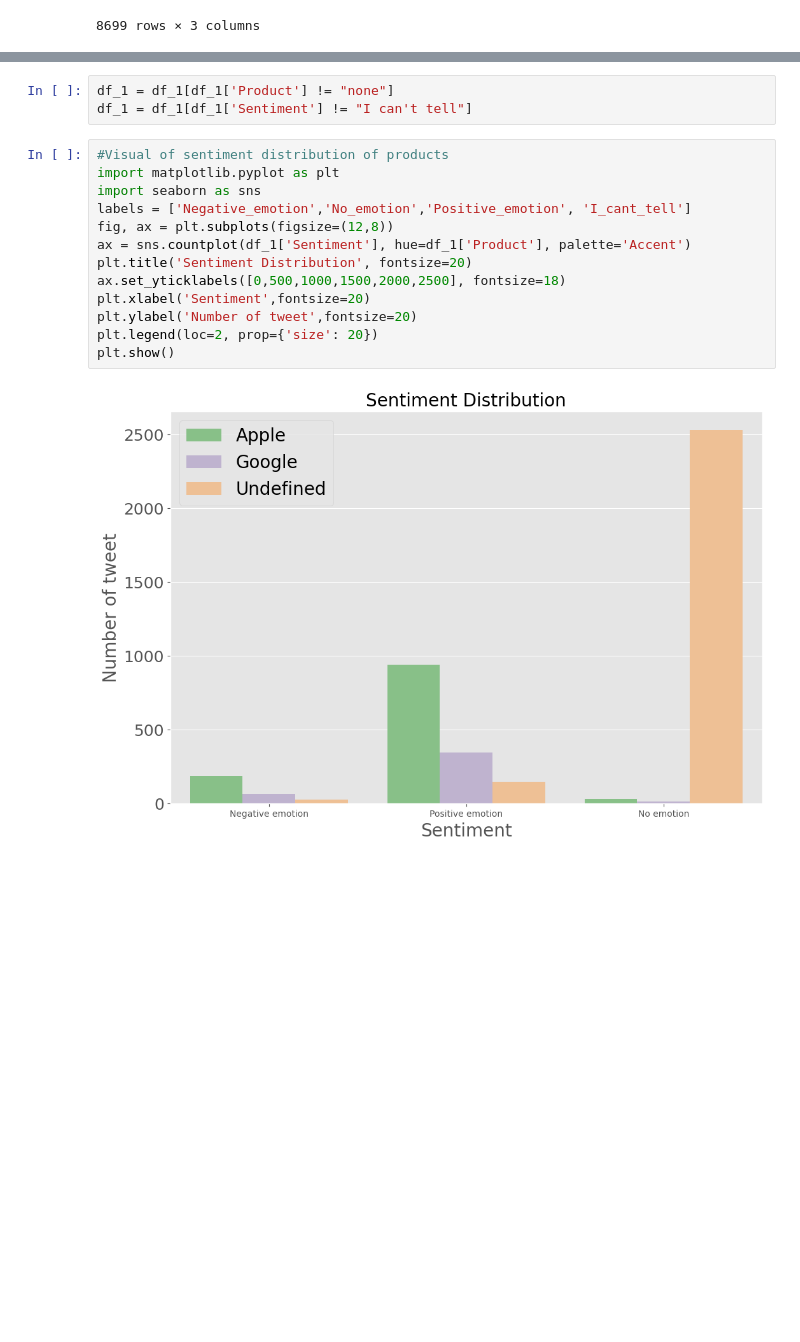
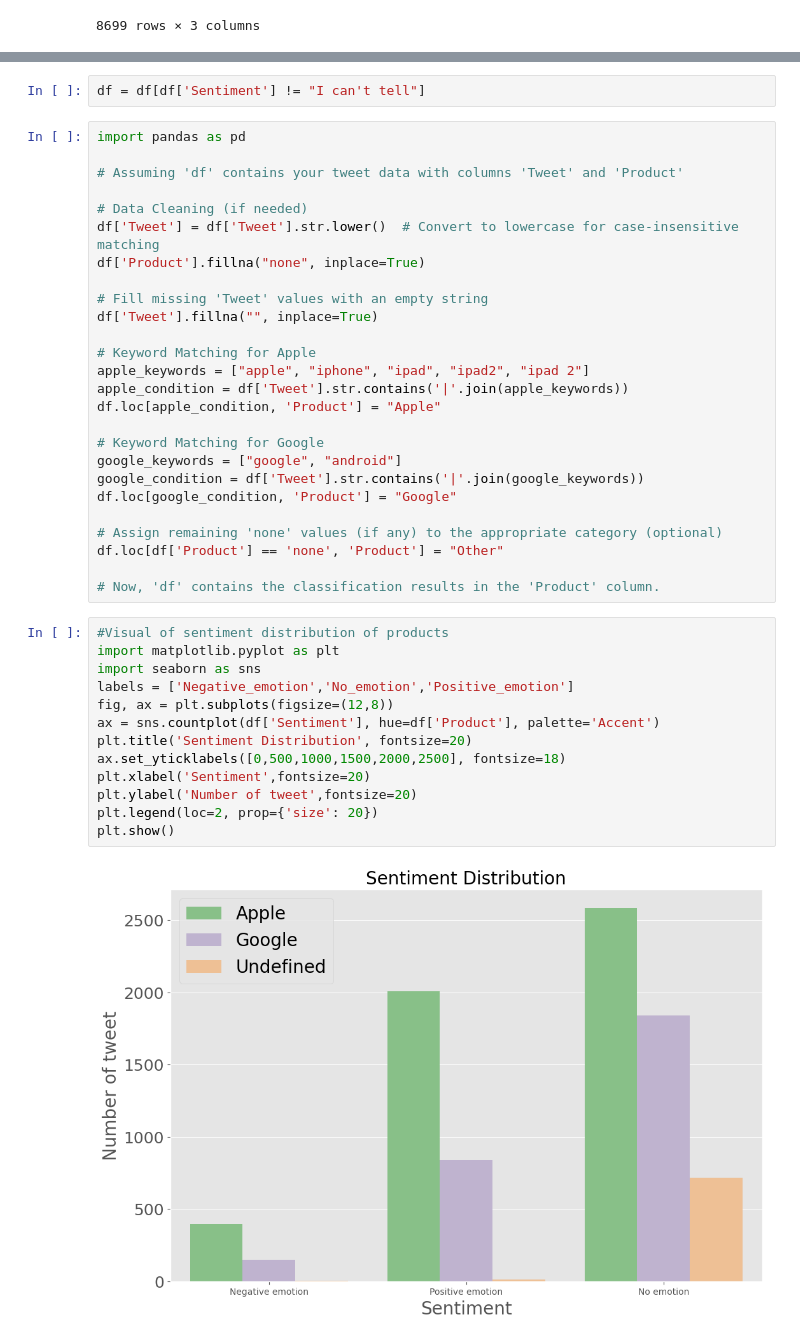
Before and after one commit to Chemami12/Tweeter-Sentiment-NLP, a Jupyter notebook: Twiteer-Sentiment.ipynb, the cells around one changed output, grey strips where cells are left out. Cells and saved outputs as stored; diff of their text form; blank space fills up the shorter version.

Commit message:
Product count

```diff
--- a/Twiteer-Sentiment.ipynb
+++ b/Twiteer-Sentiment.ipynb
@@ -187,18 +166,43 @@ df_1 = df_none.combine_first(df)
 # %%
-df_1 = df_1[df_1['Product'] != "none"]
-df_1 = df_1[df_1['Sentiment'] != "I can't tell"]
+df = df[df['Sentiment'] != "I can't tell"]
+# %%
+import pandas as pd
+
+# Assuming 'df' contains your tweet data with columns 'Tweet' and 'Product'
+
+# Data Cleaning (if needed)
+df['Tweet'] = df['Tweet'].str.lower()  # Convert to lowercase for case-insensitive matching
+df['Product'].fillna("none", inplace=True)
+
+# Fill missing 'Tweet' values with an empty string
+df['Tweet'].fillna("", inplace=True)
+
+# Keyword Matching for Apple
+apple_keywords = ["apple", "iphone", "ipad", "ipad2", "ipad 2"]
+apple_condition = df['Tweet'].str.contains('|'.join(apple_keywords))
+df.loc[apple_condition, 'Product'] = "Apple"
+
+# Keyword Matching for Google
+google_keywords = ["google", "android"]
+google_condition = df['Tweet'].str.contains('|'.join(google_keywords))
+df.loc[google_condition, 'Product'] = "Google"
+
+# Assign remaining 'none' values (if any) to the appropriate category (optional)
+df.loc[df['Product'] == 'none', 'Product'] = "Other"
+
+# Now, 'df' contains the classification results in the 'Product' column.
 # %%
 #Visual of sentiment distribution of products
 import matplotlib.pyplot as plt
 import seaborn as sns
-labels = ['Negative_emotion','No_emotion','Positive_emotion', 'I_cant_tell']
+labels = ['Negative_emotion','No_emotion','Positive_emotion']
 fig, ax = plt.subplots(figsize=(12,8))
-ax = sns.countplot(df_1['Sentiment'], hue=df_1['Product'], palette='Accent')
+ax = sns.countplot(df['Sentiment'], hue=df['Product'], palette='Accent')
 plt.title('Sentiment Distribution', fontsize=20)
 ax.set_yticklabels([0,500,1000,1500,2000,2500], fontsize=18)
 plt.xlabel('Sentiment',fontsize=20)
 plt.ylabel('Number of tweet',fontsize=20)
 plt.legend(loc=2, prop={'size': 20})
 plt.show()
 # %% [output]
-[figure, old version]
+[figure, new version]
```
Also changed, not shown: parts of 9 cells of this notebook.
